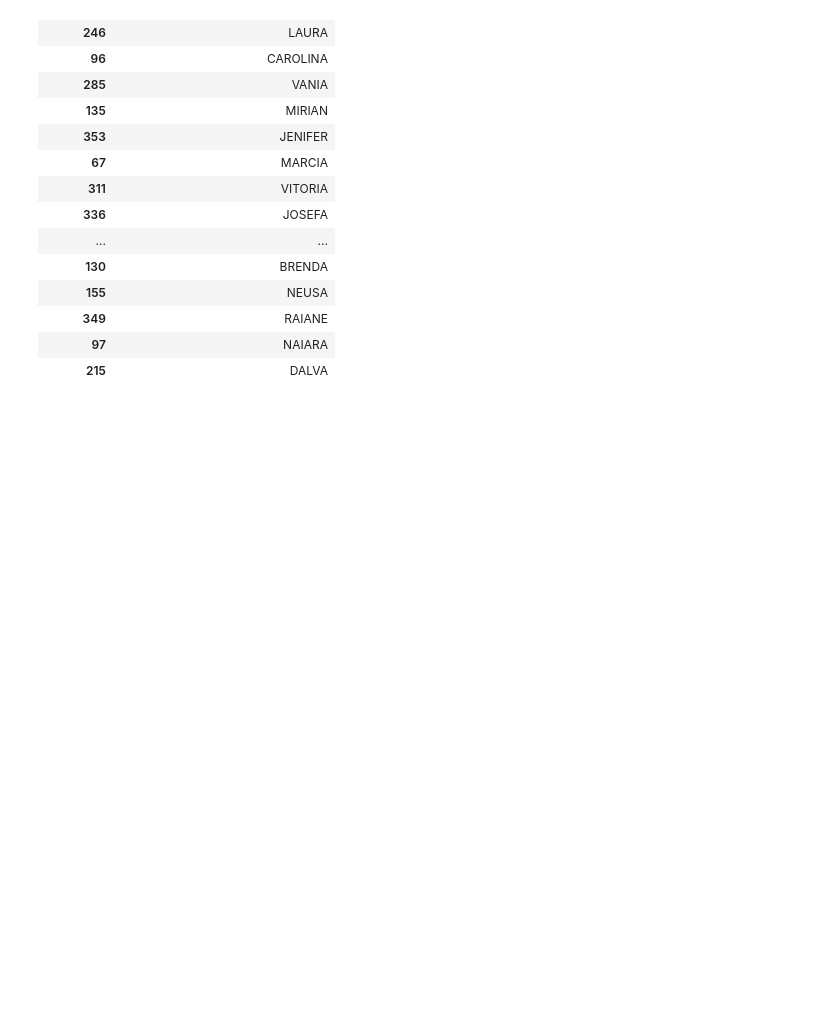
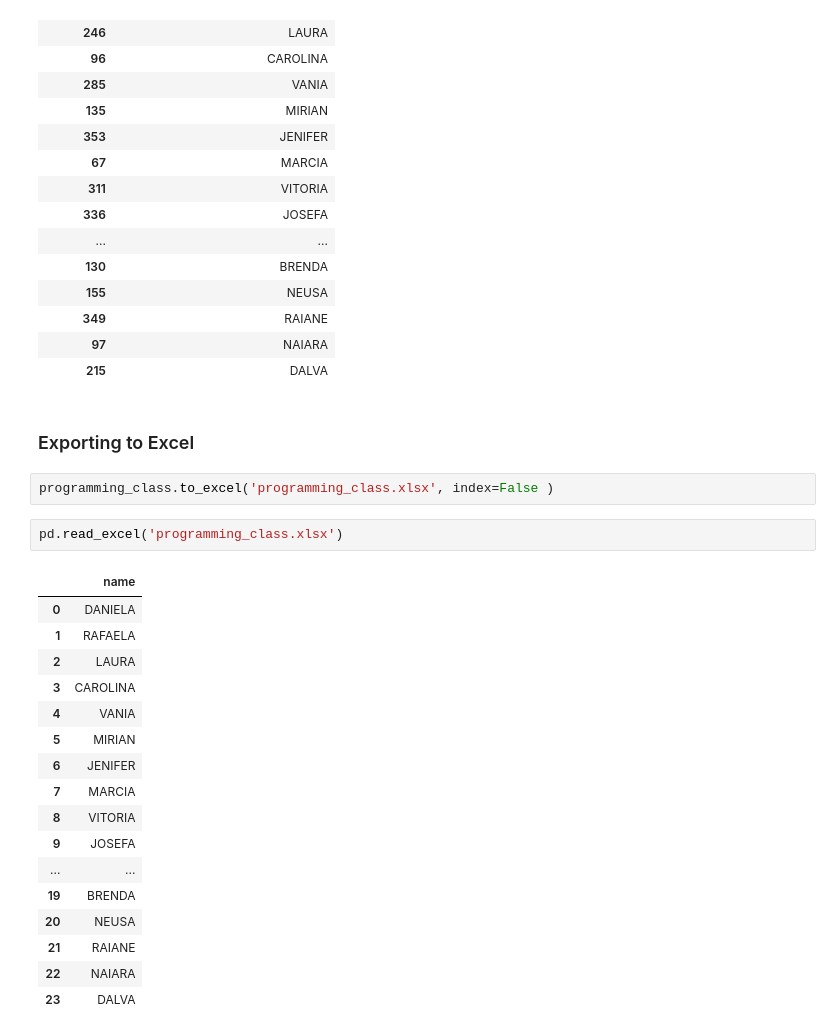
Before and after one commit to nmparfait/register_school_with_pandas, a Jupyter notebook: register_school.ipynb, the cells around one changed output. Drawn from its saved outputs; the diff is of its cells as text; blank space fills up the shorter version.

```diff
--- a/register_school.ipynb
+++ b/register_school.ipynb
@@ -749,3 +749,27 @@ programming_class.rename(columns = {'name': 'Student of Functional_programming'}
 | 349 | RAIANE |
 | 97 | NAIARA |
 | 215 | DALVA |
+# %% [markdown]
+### Exporting to Excel
+# %%
+programming_class.to_excel('programming_class.xlsx', index=False )
+# %%
+pd.read_excel('programming_class.xlsx')
+# %% [output]
+|  | name |
+| 0 | DANIELA |
+| 1 | RAFAELA |
+| 2 | LAURA |
+| 3 | CAROLINA |
+| 4 | VANIA |
+| 5 | MIRIAN |
+| 6 | JENIFER |
+| 7 | MARCIA |
+| 8 | VITORIA |
+| 9 | JOSEFA |
+| ... | ... |
+| 19 | BRENDA |
+| 20 | NEUSA |
+| 21 | RAIANE |
+| 22 | NAIARA |
+| 23 | DALVA |
```
Also changed, not shown: 1 other file.
